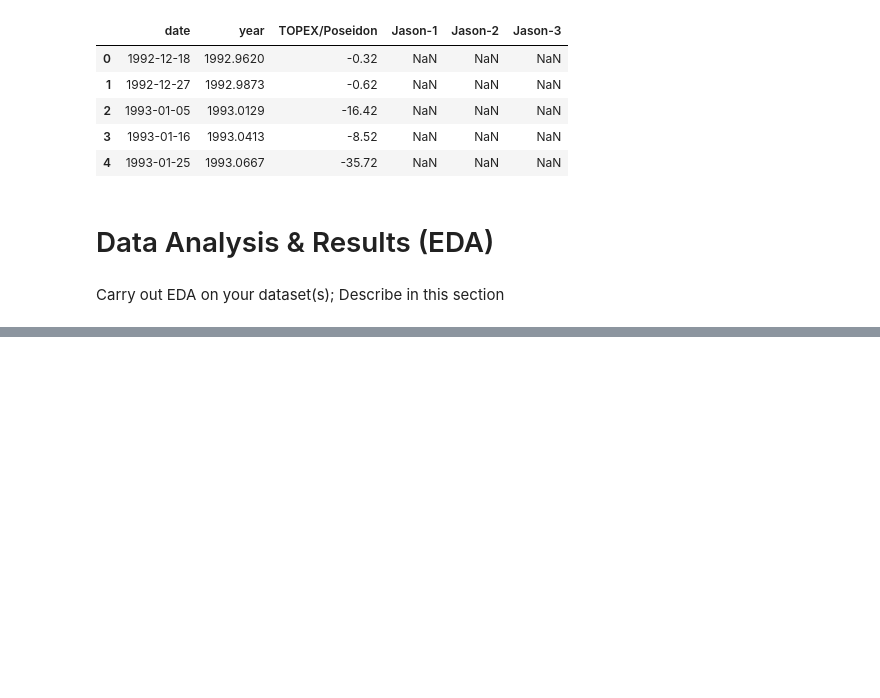
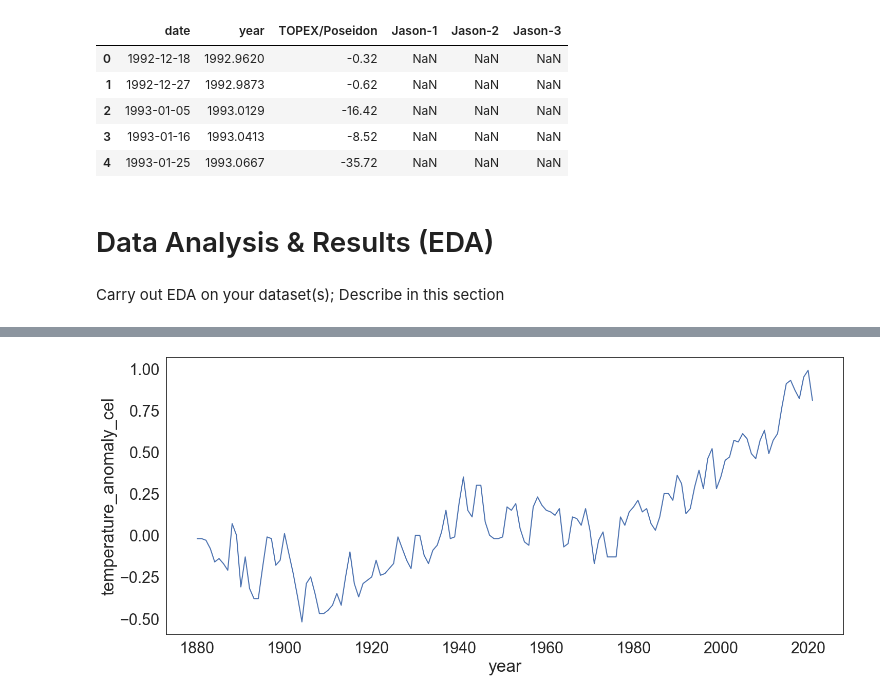
Before and after one commit to AndyCesium/COGS108_project, a Jupyter notebook: EDACheckpointGroup_064-Fa22.ipynb, the cells around one changed output, grey strips where cells are left out. Drawn from its saved outputs; the diff is of its cells as text; code cells hidden in the pictures; blank space fills up the shorter version.

```diff
--- a/EDACheckpointGroup_064-Fa22.ipynb
+++ b/EDACheckpointGroup_064-Fa22.ipynb
@@ -247,0 +431,4 @@ Carry out EDA on your dataset(s); Describe in this section
+# %%
+fig_a3 = sns.lineplot(data=temp_df, x='year', y='temperature_anomaly_cel')
+# %% [output]
+[figure, added]
```
Also changed, not shown: parts of 18 cells of this notebook.
